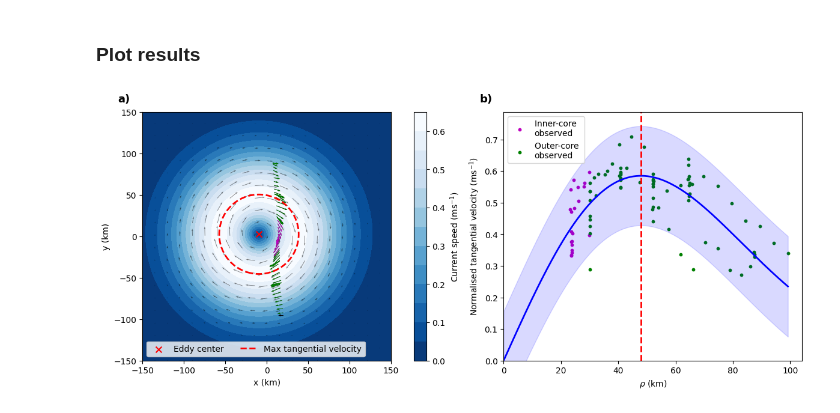
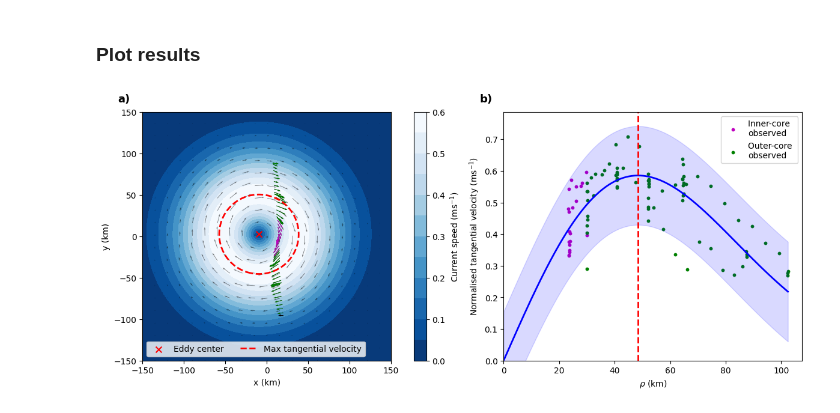
Before and after one commit to regdowse/elliptical_streamfunction_parametrisation, a Jupyter notebook: SOLO_transect_data.ipynb, the cells around one changed output. Saved outputs shown, nothing was run; the diff lists cells and outputs as text; code cells hidden in the pictures.

```diff
--- a/SOLO_transect_data.ipynb
+++ b/SOLO_transect_data.ipynb
@@ -155,17 +155,18 @@ rho2 = Q[0,0]*dx*dx + 2*Q[1,0]*dx*dy + Q[1,1]*dy*dy
 rho_outer = 100_000
 outer = rho2 <= rho_outer**2
 xi_o, yi_o, ui_o, vi_o = xi[outer], yi[outer], ui[outer], vi[outer]
-dx_o, dy_o, rho2_o = dx[outer], dy[outer], rho2[outer]
-vt_o = tangential_velocity(xi_o, yi_o, ui_o, vi_o, xc, yc, Q)
-Qr_o = np.sqrt((Q[0,0]*dx_o + Q[1,0]*dy_o)**2 + (Q[1,0]*dx_o + Q[1,1]*dy_o)**2)
-sign_mask = (vt_o <= 0) if (Omega < 0) else (vt_o >= 0)
-rho2_f, Qr_f, vt_f = rho2_o[sign_mask], Qr_o[sign_mask], vt_o[sign_mask]
-Rc, psi0, Omega_opt = out_core_param_fit(rho2_f, Qr_f, vt_f, Omega0=Omega,
-                                         plot=True, km_flag=False, pred_flag=True)
+# dx_o, dy_o, rho2_o = dx[outer], dy[outer], rho2[outer]
+# vt_o = tangential_velocity(xi_o, yi_o, ui_o, vi_o, xc, yc, Q)
+# Qr_o = np.sqrt((Q[0,0]*dx_o + Q[1,0]*dy_o)**2 + (Q[1,0]*dx_o + Q[1,1]*dy_o)**2)
+# sign_mask = (vt_o <= 0) if (Omega < 0) else (vt_o >= 0)
+# rho2_f, Qr_f, vt_f = rho2_o[sign_mask], Qr_o[sign_mask], vt_o[sign_mask]
+# Rc, psi0, Omega_opt = out_core_param_fit(rho2_f, Qr_f, vt_f, Omega0=Omega,
+#                                          plot=True, km_flag=False, pred_flag=True)
+Rc, psi0, Omega_opt = out_core_param_fit(xi_o, yi_o, ui_o, vi_o, xc, yc, Q, Omega0=Omega, plot=True, km_flag=False, pred_flag=True)
 
 alpha = 1 # calculate axis ratio (assumes axisymmetric)
 w = 2.0*Omega_opt # recalculate vorticity with optimal Omega
-Omega_opt = Omega
+Omega = Omega_opt
 
 data = {'xc': [xc], 'yc': [yc], 'w': [w], 'Q': [Q], 'alpha': [alpha],
         'Rc': [Rc], 'psi0': [psi0], 'Omega': [Omega], 'time': [ds_sadcp.time.mean().values]}
@@ -287,36 +288,36 @@ ax.quiver(ds_sadcp.x.values[outer_mask]/1e3, ds_sadcp.y.values[outer_mask]/1e3,
           width=.002, scale=scale, color='g')#, label='Outer-core \ndata')
 
 # center
 ax.scatter(xc/1e3, yc/1e3, marker="x", color="r", s=50, label='Eddy center')
 
 # ellipse contour: compute in metres, but evaluate on the km grid
 Xm = Xkm * 1e3
 Ym = Ykm * 1e3
 dx = Xm - xc
 dy = Ym - yc
 rho2 = Q[0,0]*dx*dx + 2*Q[0,1]*dx*dy + Q[1,1]*dy*dy
 
 ax.contour(x, y, rho2, levels=[(Rc**2)/2], colors="r", linewidths=2, linestyles='--')
 ax.plot([np.nan, np.nan], [np.nan, np.nan], color='r', ls='--', lw=2, label='Max tangential velocity')
 
 ax.set_aspect("equal", adjustable="box")
 ax.set_xlim(xmin, xmax)
 ax.set_ylim(ymin, ymax)
 ax.set_xlabel("x (km)")
 ax.set_ylabel("y (km)")
 ax.legend(loc='lower left', ncol=2)
 ax.text(-0.10, 1.04, 'a)', transform=ax.transAxes, fontsize=13, fontweight='bold')
 
 ax = axs[1]
-out_core_param_fit(rho2_f/1e6, Qr_f/1e3, vt_f, Omega0=Omega,  ax=ax, plot=True, km_flag=True, pred_flag=True)
-
+out_core_param_fit(df_xyuv.xi/1e3, df_xyuv.yi/1e3, df_xyuv.ui, df_xyuv.vi, data.xc/1e3, data.yc/1e3, data.Q, Omega0=data.Omega, ax=ax,
+                       plot=True, km_flag=True, pred_flag=True)
 
 ax.set_title(''); ax.set_xlabel(r'$\rho$ (km)'); ax.set_ylabel(r'Normalised tangential velocity (ms$^{-1}$)');
 ax.text(-0.08, 1.04, 'b)', transform=ax.transAxes, fontsize=13, fontweight='bold')
 
 plt.show()
 # %% [output]
-[figure, old version]
+[figure, new version]
 # %%
 # Results
 df_res
```
Also changed, not shown: parts of 3 cells of this notebook, 3 other files.
